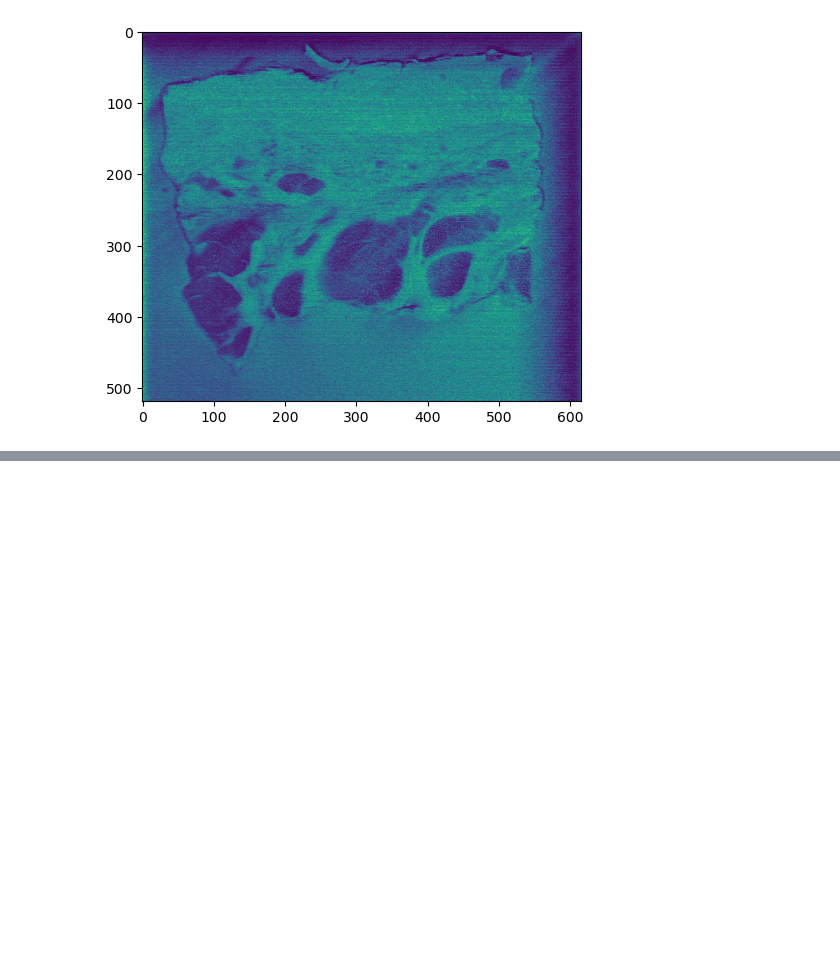
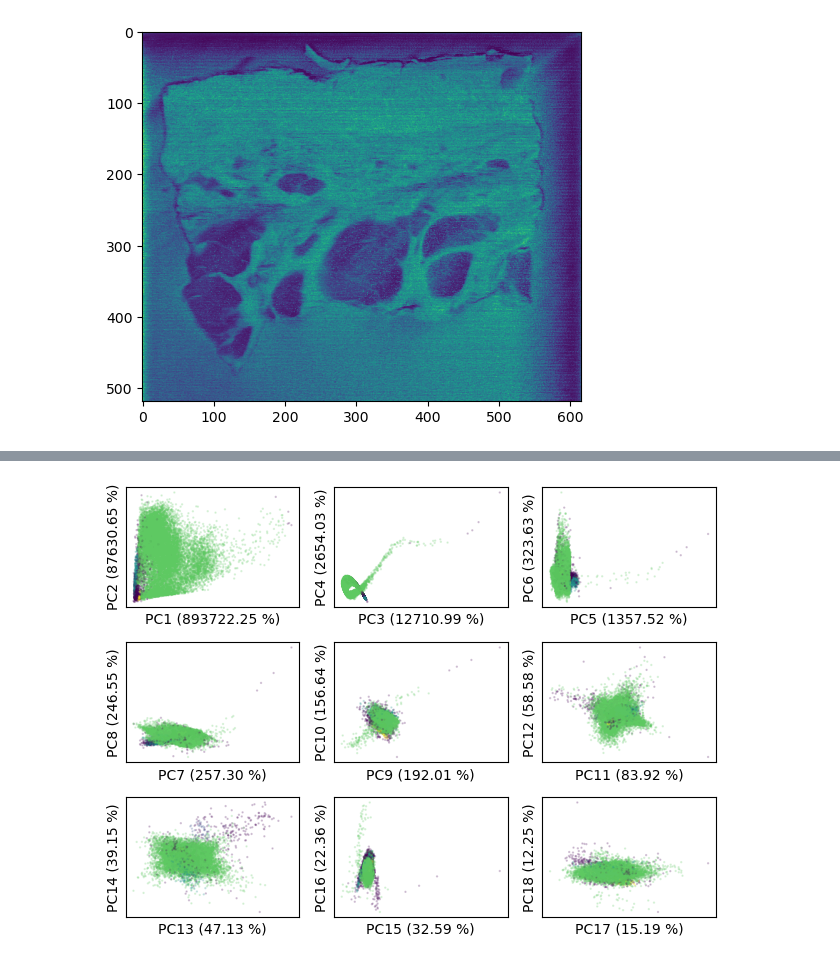
Before and after one commit to ekepes112/libs_segmentation, a Jupyter notebook: notebooks/EXP_fullSpectralClustering.ipynb, the cells around one changed output, grey strips where cells are left out. Saved outputs shown, nothing was run; the diff lists cells and outputs as text; code cells hidden in the pictures; blank space fills up the shorter version.

```diff
--- a/notebooks/EXP_fullSpectralClustering.ipynb
+++ b/notebooks/EXP_fullSpectralClustering.ipynb
@@ -36,0 +140,8 @@ plt.imshow(full_emissivities)
+# %%
+plot_pca_scores(
+    pca_scores,
+    explained_variances=pca_model.explained_variance_ratio_,
+    colors=plot_labels
+)
+# %% [output]
+[figure, added]
```
Also changed, not shown: parts of 11 cells of this notebook.
